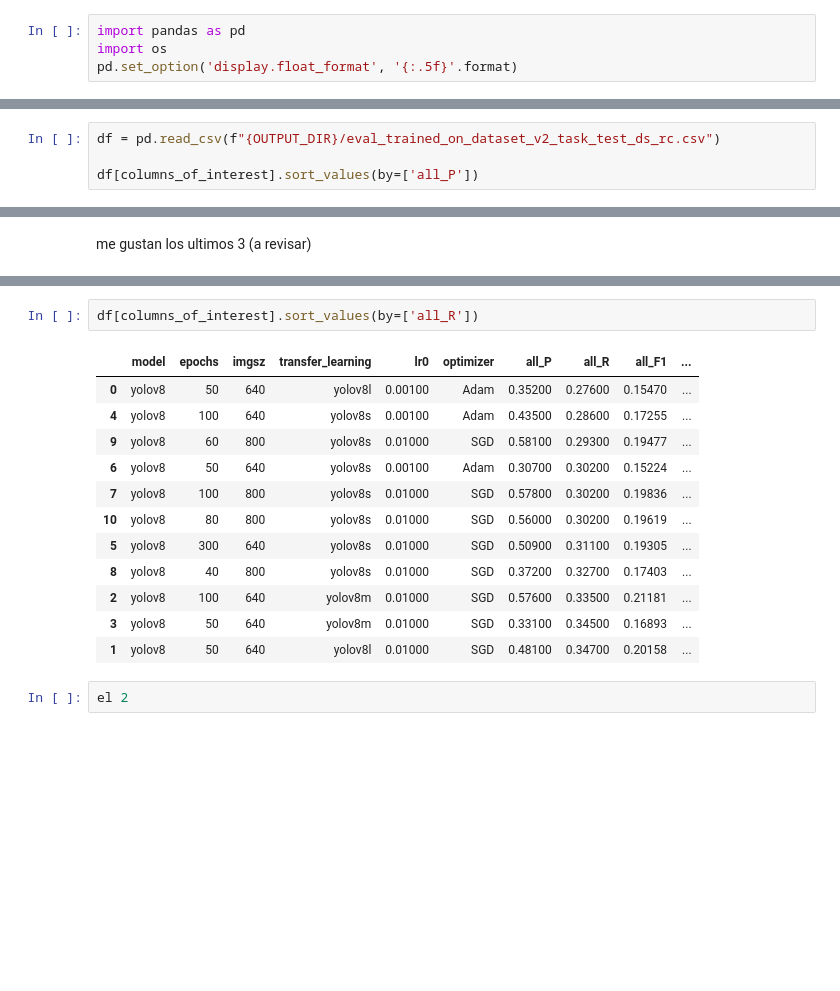
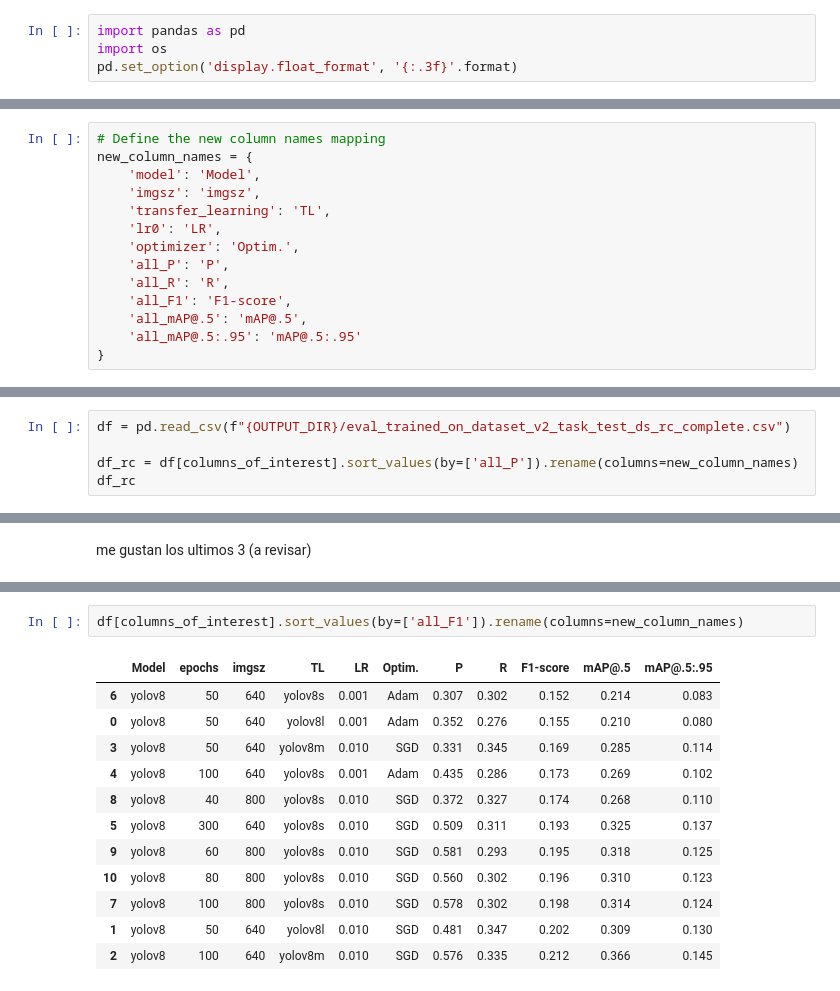
Before and after one commit to florvela/YOLO-Training-Optimization-Pose-Estimation-and-Tracking, a Jupyter notebook: 003-Evaluating-models/understanding_output_csvs.ipynb, the cells around one changed output, grey strips where cells are left out. Saved outputs shown, nothing was run; the diff lists cells and outputs as text; blank space fills up the shorter version.

```diff
--- a/003-Evaluating-models/understanding_output_csvs.ipynb
+++ b/003-Evaluating-models/understanding_output_csvs.ipynb
@@ -1,4 +1,4 @@
 # %%
 import pandas as pd
 import os
-pd.set_option('display.float_format', '{:.5f}'.format)
+pd.set_option('display.float_format', '{:.3f}'.format)
@@ -67,6 +77,20 @@ eval_trained_on_dataset_v2_task_test_ds_original.csv
 eval_trained_on_dataset_v1_task_test_ds_rc.csv
 eval_trained_on_dataset_v2_task_test_ds_rc.csv
 eval_trained_on_dataset_v2_task_val_ds_original.csv
+# %%
+# Define the new column names mapping
+new_column_names = {
+    'model': 'Model',
+    'imgsz': 'imgsz',
+    'transfer_learning': 'TL',
+    'lr0': 'LR',
+    'optimizer': 'Optim.',
+    'all_P': 'P',
+    'all_R': 'R',
+    'all_F1': 'F1-score',
+    'all_mAP@.5': 'mAP@.5',
+    'all_mAP@.5:.95': 'mAP@.5:.95'
+}
 # %%
 df = pd.read_csv(f"{OUTPUT_DIR}/eval_trained_on_dataset_v1_task_test_ds_original.csv")
 # df.set_index('model_key', inplace=True)
@@ -180,5 +325,6 @@ df[columns_of_interest].sort_values(by=['all_P'])
 # %%
-df = pd.read_csv(f"{OUTPUT_DIR}/eval_trained_on_dataset_v2_task_test_ds_rc.csv")
+df = pd.read_csv(f"{OUTPUT_DIR}/eval_trained_on_dataset_v2_task_test_ds_rc_complete.csv")
 
-df[columns_of_interest].sort_values(by=['all_P'])
+df_rc = df[columns_of_interest].sort_values(by=['all_P']).rename(columns=new_column_names)
+df_rc
 # %% [output]
@@ -199,17 +371,15 @@ me gustan los ultimos 3 (a revisar)
 # %%
-df[columns_of_interest].sort_values(by=['all_R'])
+df[columns_of_interest].sort_values(by=['all_F1']).rename(columns=new_column_names)
 # %% [output]
-|  | model | epochs | imgsz | transfer_learning | lr0 | optimizer | all_P | all_R | all_F1 | ... |
-| 0 | yolov8 | 50 | 640 | yolov8l | 0.00100 | Adam | 0.35200 | 0.27600 | 0.15470 | ... |
-| 4 | yolov8 | 100 | 640 | yolov8s | 0.00100 | Adam | 0.43500 | 0.28600 | 0.17255 | ... |
-| 9 | yolov8 | 60 | 800 | yolov8s | 0.01000 | SGD | 0.58100 | 0.29300 | 0.19477 | ... |
-| 6 | yolov8 | 50 | 640 | yolov8s | 0.00100 | Adam | 0.30700 | 0.30200 | 0.15224 | ... |
-| 7 | yolov8 | 100 | 800 | yolov8s | 0.01000 | SGD | 0.57800 | 0.30200 | 0.19836 | ... |
-| 10 | yolov8 | 80 | 800 | yolov8s | 0.01000 | SGD | 0.56000 | 0.30200 | 0.19619 | ... |
-| 5 | yolov8 | 300 | 640 | yolov8s | 0.01000 | SGD | 0.50900 | 0.31100 | 0.19305 | ... |
-| 8 | yolov8 | 40 | 800 | yolov8s | 0.01000 | SGD | 0.37200 | 0.32700 | 0.17403 | ... |
-| 2 | yolov8 | 100 | 640 | yolov8m | 0.01000 | SGD | 0.57600 | 0.33500 | 0.21181 | ... |
-| 3 | yolov8 | 50 | 640 | yolov8m | 0.01000 | SGD | 0.33100 | 0.34500 | 0.16893 | ... |
-| 1 | yolov8 | 50 | 640 | yolov8l | 0.01000 | SGD | 0.48100 | 0.34700 | 0.20158 | ... |
+|  | Model | epochs | imgsz | TL | LR | Optim. | P | R | F1-score | mAP@.5 | mAP@.5:.95 |
+| 6 | yolov8 | 50 | 640 | yolov8s | 0.001 | Adam | 0.307 | 0.302 | 0.152 | 0.214 | 0.083 |
+| 0 | yolov8 | 50 | 640 | yolov8l | 0.001 | Adam | 0.352 | 0.276 | 0.155 | 0.210 | 0.080 |
+| 3 | yolov8 | 50 | 640 | yolov8m | 0.010 | SGD | 0.331 | 0.345 | 0.169 | 0.285 | 0.114 |
+| 4 | yolov8 | 100 | 640 | yolov8s | 0.001 | Adam | 0.435 | 0.286 | 0.173 | 0.269 | 0.102 |
+| 8 | yolov8 | 40 | 800 | yolov8s | 0.010 | SGD | 0.372 | 0.327 | 0.174 | 0.268 | 0.110 |
+| 5 | yolov8 | 300 | 640 | yolov8s | 0.010 | SGD | 0.509 | 0.311 | 0.193 | 0.325 | 0.137 |
+| 9 | yolov8 | 60 | 800 | yolov8s | 0.010 | SGD | 0.581 | 0.293 | 0.195 | 0.318 | 0.125 |
+| 10 | yolov8 | 80 | 800 | yolov8s | 0.010 | SGD | 0.560 | 0.302 | 0.196 | 0.310 | 0.123 |
+| 7 | yolov8 | 100 | 800 | yolov8s | 0.010 | SGD | 0.578 | 0.302 | 0.198 | 0.314 | 0.124 |
+| 1 | yolov8 | 50 | 640 | yolov8l | 0.010 | SGD | 0.481 | 0.347 | 0.202 | 0.309 | 0.130 |
+| 2 | yolov8 | 100 | 640 | yolov8m | 0.010 | SGD | 0.576 | 0.335 | 0.212 | 0.366 | 0.145 |
-# %%
-el 2
```
Also changed, not shown: parts of 16 cells of this notebook, 11 other files.
